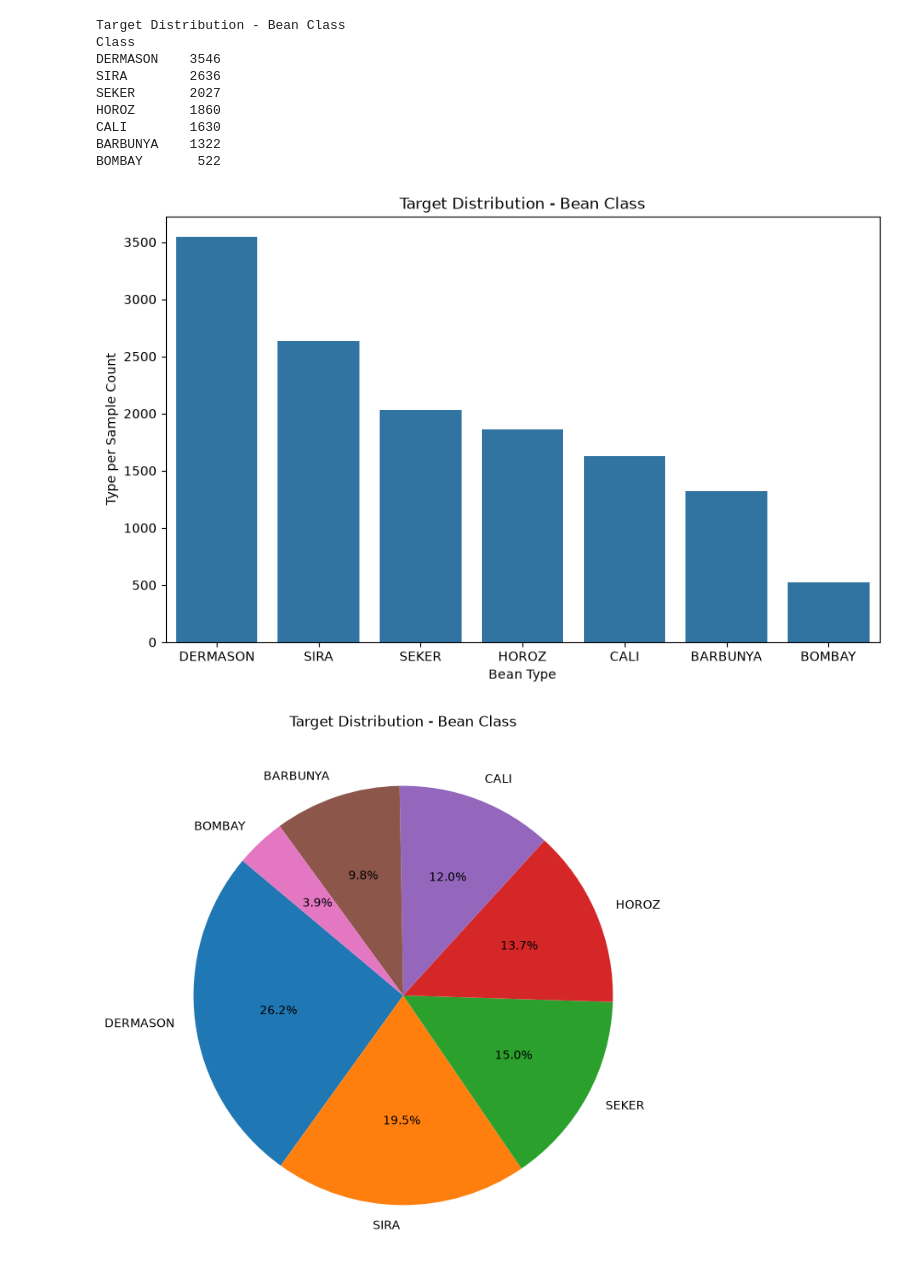
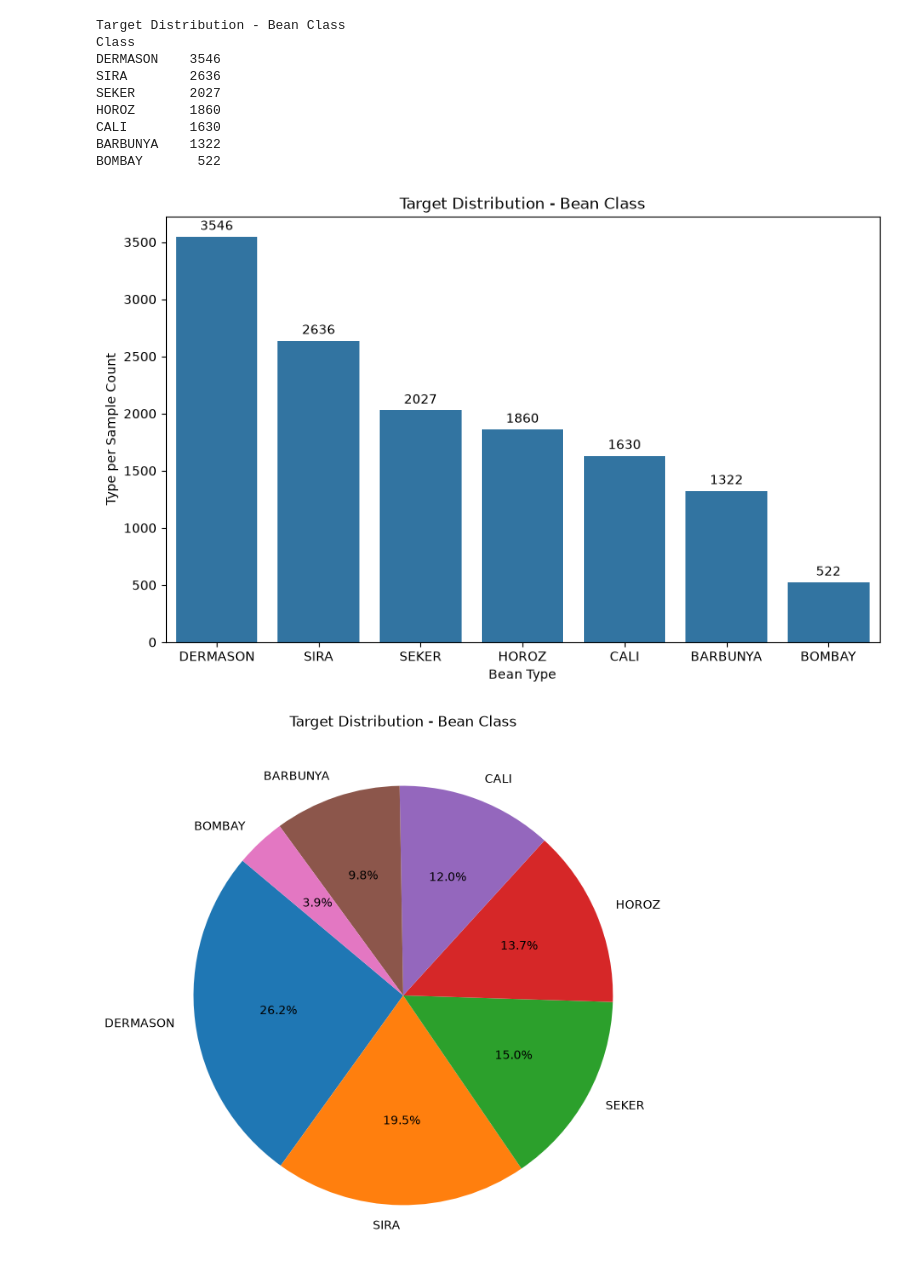
Before and after one commit to 2026ct05143/ML_Assignment_2, a Jupyter notebook: models/dry_bean_classification.ipynb, the cells around one changed output. Saved outputs shown, nothing was run; the diff lists cells and outputs as text; code cells hidden in the pictures.

```diff
--- a/models/dry_bean_classification.ipynb
+++ b/models/dry_bean_classification.ipynb
@@ -174,18 +193,18 @@ BOMBAY       522
 # %%
 plt.figure(figsize=(10, 6))
 
-sns.countplot(
+ax = sns.countplot(
     data=df,
     x="Class",
     order=target_counts.index,
 )
-
+ax.bar_label(ax.containers[0], padding=3)
 plt.title("Target Distribution - Bean Class")
 plt.xlabel("Bean Type")
 plt.ylabel("Type per Sample Count")
 plt.show()
 # %% [output]
-[figure, old version]
+[figure, new version]
 # %%
 plt.figure(figsize=(8, 8))
 
```
Also changed, not shown: parts of 39 cells of this notebook.
